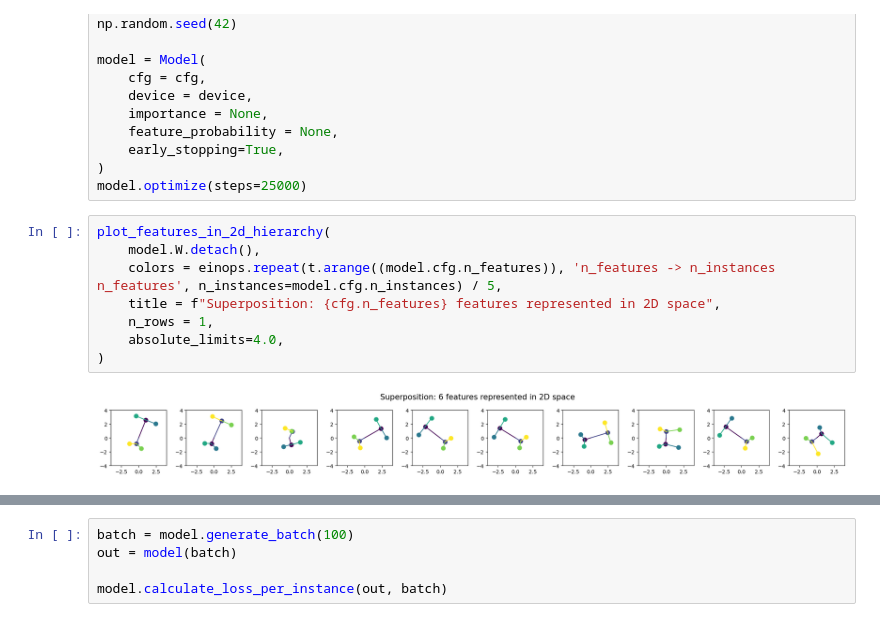
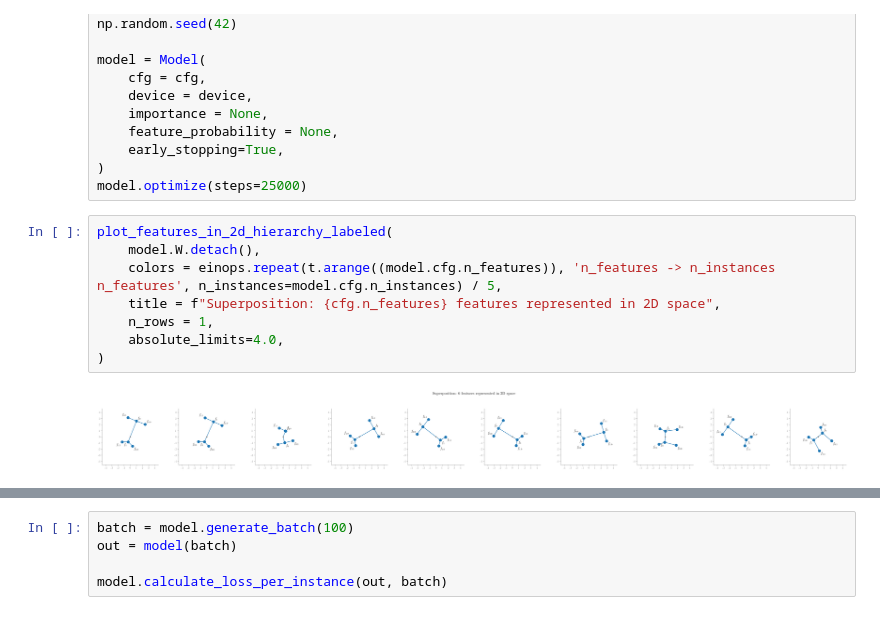
Before and after one commit to dajale423/toy_hierarchy, a Jupyter notebook: notebooks/experiments.ipynb, the cells around one changed output, grey strips where cells are left out. Saved outputs shown, nothing was run; the diff lists cells and outputs as text.

```diff
--- a/notebooks/experiments.ipynb
+++ b/notebooks/experiments.ipynb
@@ -431,13 +440,13 @@ model = Model(
 )
 model.optimize(steps=25000)
 # %%
-plot_features_in_2d_hierarchy(
+plot_features_in_2d_hierarchy_labeled(
     model.W.detach(),
     colors = einops.repeat(t.arange((model.cfg.n_features)), 'n_features -> n_instances n_features', n_instances=model.cfg.n_instances) / 5,
     title = f"Superposition: {cfg.n_features} features represented in 2D space",
     n_rows = 1,
     absolute_limits=4.0,
 )
 # %% [output]
-[figure, old version]
+[figure, new version]
 # %%
```
Also changed, not shown: parts of 5 cells of this notebook, 3 other files.
